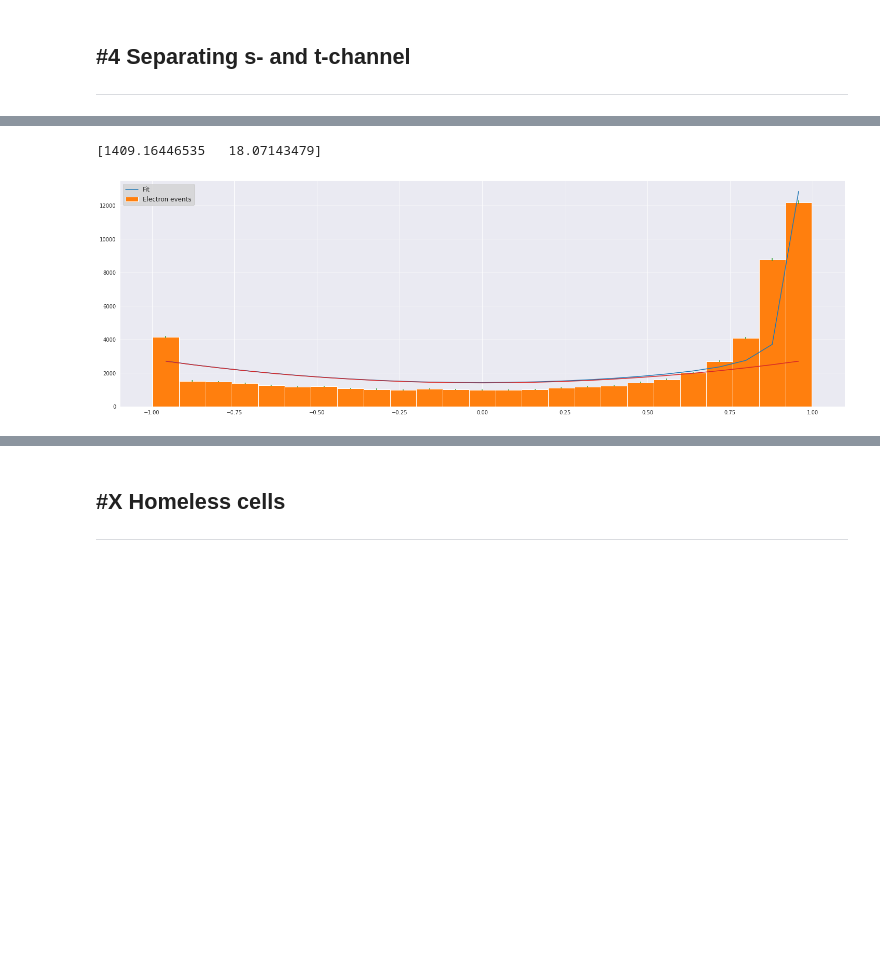
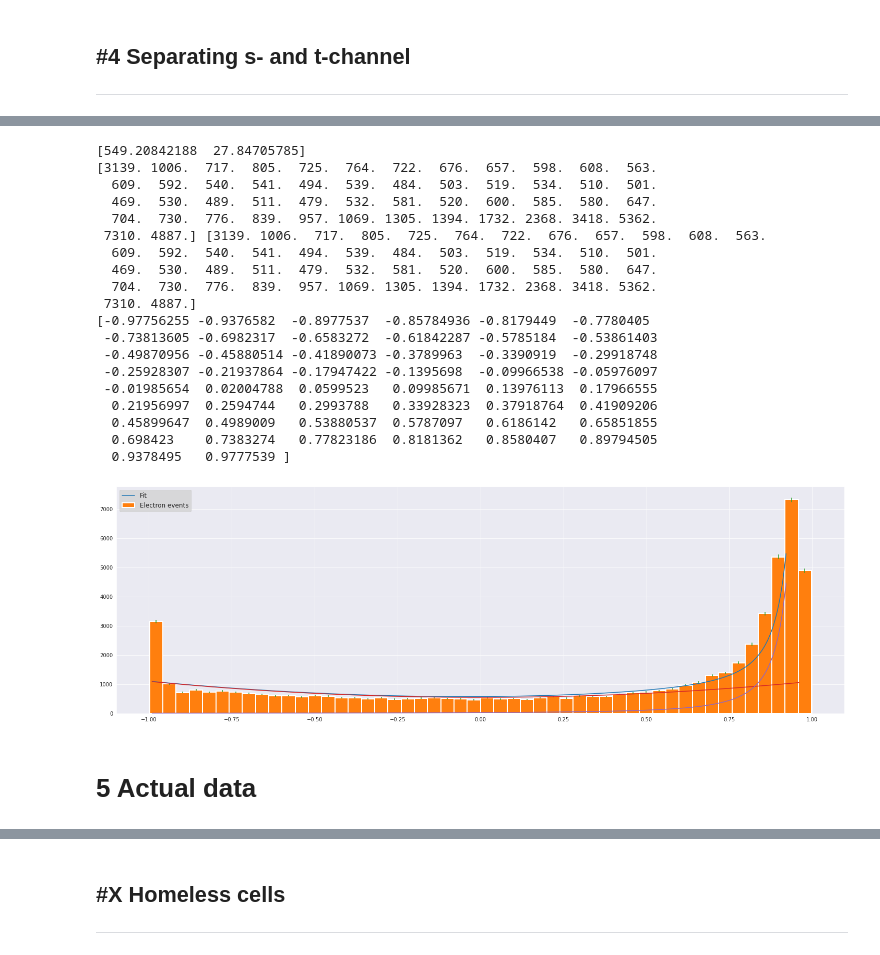
Before and after one commit to benfreiburg/z0-precisionmeasurement, a Jupyter notebook: Z0_main.ipynb, the cells around one changed output, grey strips where cells are left out. Cells and saved outputs as stored; diff of their text form; code cells hidden in the pictures; blank space fills up the shorter version.

```diff
--- a/Z0_main.ipynb
+++ b/Z0_main.ipynb
@@ -682,45 +753,68 @@ ax.legend(frameon=True, facecolor="lightgrey", fontsize=12)
 # %%
 # s and t channel fit
 def s_channel(x):
     return 1+x**2
 def t_channel(x):
     return 1/(1-x)**2
 def mix(x,a,b):
     return a*s_channel(x) + b * t_channel(x)
 
-bins_cos_thet = 25
+bins_cos_thet = 50
 
 mask_ee_cos = branches_ee[var_cos_thet] < 1
 
 cos_t = np.linspace(1,-1,bins_cos_thet)
 
 bin_content_theta_fit, bin_edges_theta_fit, _ = plt.hist((ee[8,:][mask_ee_cos]),bins=bins_cos_thet,  histtype='step', linewidth=2, label='Pcharged')
 mid_theta_fit = 0.5*(bin_edges_theta_fit[1:] + bin_edges_theta_fit[:-1]) #Calculate midpoint of the bars
 err_theta = np.sqrt(bin_content_theta_fit)
 
 
-p0 = [100,10]
-pars,cov = curve_fit(mix,mid_theta_fit,bin_content_theta_fit,p0)
-
+p0 = [1049,20]
+pars,cov = curve_fit(mix,mid_theta_fit[1:bins_cos_thet-1],bin_content_theta_fit[1:bins_cos_thet-1],p0)
+# tried with excluding the first bin, changes a little bit, but nothing dramatic
 
 %matplotlib inline
 sb.set_style("darkgrid")
 
-fit = mix(mid_theta_fit,*pars)
+fit = mix(many_bins,*pars)
 
 fig,ax = plt.subplots()
 fig.set_figheight(8)
 fig.set_figwidth(25)
-ax.plot(mid_theta_fit, fit, label='Fit')
-ax.hist((ee[8,:][mask_ee_cos]), bins=bins_cos_thet, label=("Electron events"), stacked=True)
-ax.errorbar(mid_theta_fit, bin_content_theta_fit, yerr=err_theta, fmt='none')
-ax.plot(mid_theta_fit,pars[0] * s_channel(mid_theta_fit))
+ax.plot(many_bins[:980], fit[:980], label='Fit')
+ax.hist((ee[8,:][mask_ee_cos]), bins=bins_cos_thet, label=("Electron events"),linewidth=2, stacked=True)
+ax.errorbar(mid_theta_fit, bin_content_theta_fit, yerr=err_theta, histtype='step',fmt='none')
+ax.plot(many_bins,pars[0] * s_channel(many_bins))
+ax.plot(many_bins[:980],pars[1]*t_channel(many_bins[:980]))
 ax.legend(frameon=True, facecolor="lightgrey", fontsize=12)
 print(pars)
+print(bin_content_theta_fit,bin_content_theta_fit)
+print(mid_theta_fit)
 # %% [output]
-[1409.16446535   18.07143479]
+[549.20842188  27.84705785]
+[3139. 1006.  717.  805.  725.  764.  722.  676.  657.  598.  608.  563.
+  609.  592.  540.  541.  494.  539.  484.  503.  519.  534.  510.  501.
+  469.  530.  489.  511.  479.  532.  581.  520.  600.  585.  580.  647.
+  704.  730.  776.  839.  957. 1069. 1305. 1394. 1732. 2368. 3418. 5362.
+ 7310. 4887.] [3139. 1006.  717.  805.  725.  764.  722.  676.  657.  598.  608.  563.
+  609.  592.  540.  541.  494.  539.  484.  503.  519.  534.  510.  501.
+  469.  530.  489.  511.  479.  532.  581.  520.  600.  585.  580.  647.
+  704.  730.  776.  839.  957. 1069. 1305. 1394. 1732. 2368. 3418. 5362.
+ 7310. 4887.]
+[-0.97756255 -0.9376582  -0.8977537  -0.85784936 -0.8179449  -0.7780405
+ -0.73813605 -0.6982317  -0.6583272  -0.61842287 -0.5785184  -0.53861403
+ -0.49870956 -0.45880514 -0.41890073 -0.3789963  -0.3390919  -0.29918748
+ -0.25928307 -0.21937864 -0.17947422 -0.1395698  -0.09966538 -0.05976097
+ -0.01985654  0.02004788  0.0599523   0.09985671  0.13976113  0.17966555
+  0.21956997  0.2594744   0.2993788   0.33928323  0.37918764  0.41909206
+  0.45899647  0.4989009   0.53880537  0.5787097   0.6186142   0.65851855
+  0.698423    0.7383274   0.77823186  0.8181362   0.8580407   0.89794505
+  0.9378495   0.9777539 ]
-[figure, old version]
+[figure, new version]
 # %%
 # t and s channel:
 # Fit the cos(theta) distribution for electron samples s: 1+cos^2(theta), t: (1-cos(theta))^(-2)
 # First select electron events, then exclude t-channel
+# %% [markdown]
+# 5 Actual data
```
Also changed, not shown: parts of 6 cells of this notebook, 1 other file.
